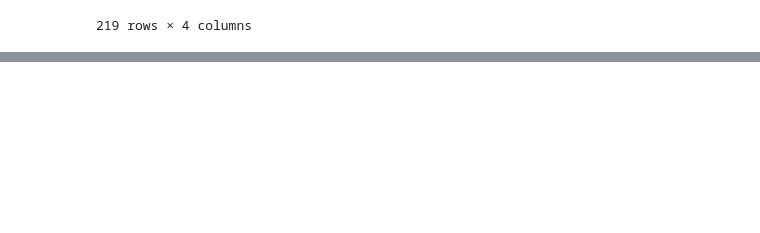
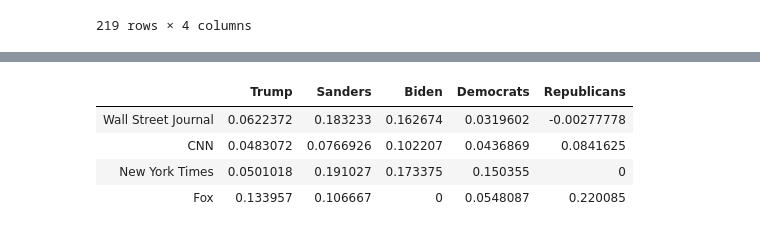
Before and after one commit to abbycossette/Tweet-Data, a Jupyter notebook: dataframes.ipynb, the cells around one changed output, grey strips where cells are left out. Saved outputs shown, nothing was run; the diff lists cells and outputs as text; code cells hidden in the pictures; blank space fills up the shorter version.

```diff
--- a/dataframes.ipynb
+++ b/dataframes.ipynb
@@ -86,0 +168,8 @@ TypeError: You have to supply one of 'by' and 'level'
+# %%
+sentiment_scores
+# %% [output]
+|  | Trump | Sanders | Biden | Democrats | Republicans |
+| Wall Street Journal | 0.0622372 | 0.183233 | 0.162674 | 0.0319602 | -0.00277778 |
+| CNN | 0.0483072 | 0.0766926 | 0.102207 | 0.0436869 | 0.0841625 |
+| New York Times | 0.0501018 | 0.191027 | 0.173375 | 0.150355 | 0 |
+| Fox | 0.133957 | 0.106667 | 0 | 0.0548087 | 0.220085 |
```
Also changed, not shown: parts of 17 cells of this notebook.
